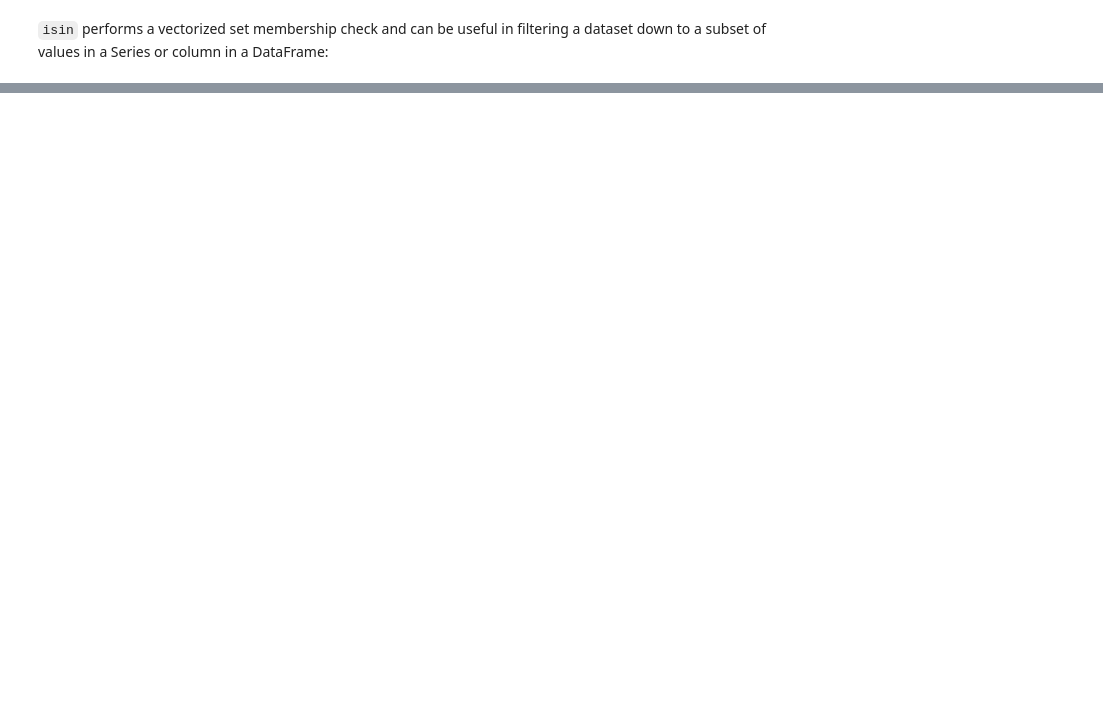
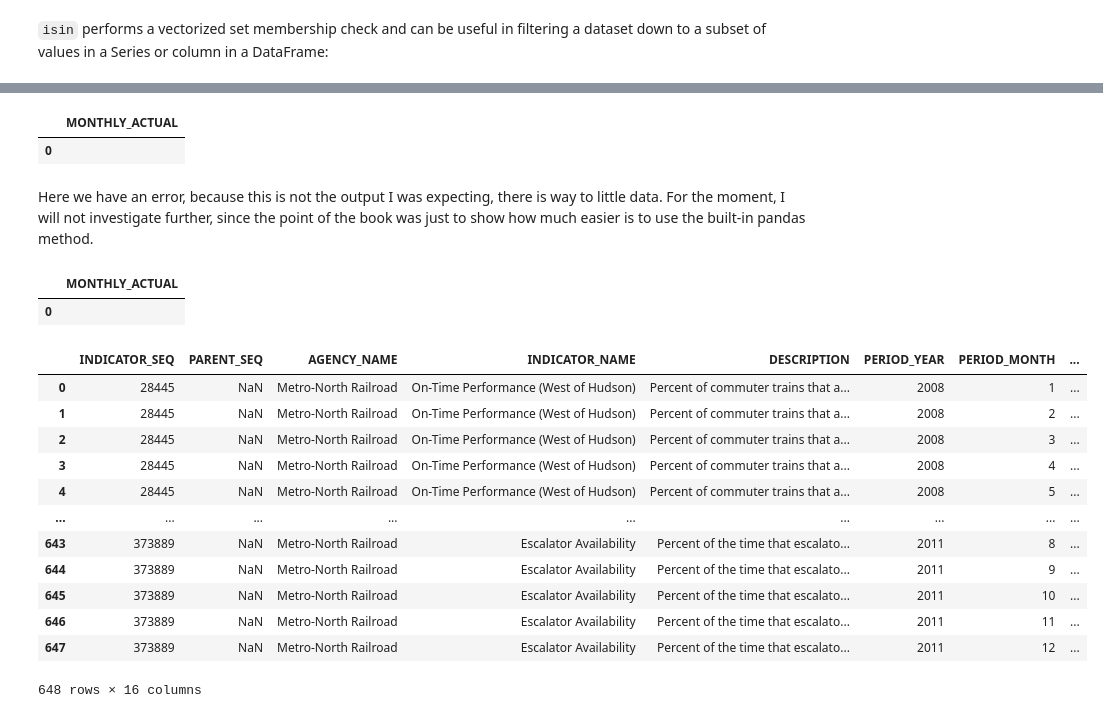
Before and after one commit to e-zunino/Learning_Python, a Jupyter notebook: pandas_basics.ipynb, the cells around one changed output, grey strips where cells are left out. Saved outputs shown, nothing was run; the diff lists cells and outputs as text; code cells hidden in the pictures; blank space fills up the shorter version.

Commit message:
Started data manipulation

```diff
--- a/pandas_basics.ipynb
+++ b/pandas_basics.ipynb
@@ -1430,0 +920,2 @@ dtype: str
+# %%
+path = 'pydata-book-3rd-edition/datasets/mta_perf/Performance_MNR.xml'
@@ -1430,0 +943,30 @@ dtype: str
+# %%
+perf.head()
+# %% [output]
+|  | MONTHLY_ACTUAL |
+| 0 |  |
+# %% [markdown]
+Here we have an error, because this is not the output I was expecting, there is way to little data. For the moment, I will not investigate further, since the point of the book was just to show how much easier is to use the built-in pandas method.
+# %%
+perf
+# %% [output]
+|  | MONTHLY_ACTUAL |
+| 0 |  |
+# %%
+perf2 = pd.read_xml(path)
+# %%
+perf2
+# %% [output]
+|  | INDICATOR_SEQ | PARENT_SEQ | AGENCY_NAME | INDICATOR_NAME | DESCRIPTION | PERIOD_YEAR | PERIOD_MONTH | ... |
+| 0 | 28445 | NaN | Metro-North Railroad | On-Time Performance (West of Hudson) | Percent of commuter trains that a... | 2008 | 1 | ... |
+| 1 | 28445 | NaN | Metro-North Railroad | On-Time Performance (West of Hudson) | Percent of commuter trains that a... | 2008 | 2 | ... |
+| 2 | 28445 | NaN | Metro-North Railroad | On-Time Performance (West of Hudson) | Percent of commuter trains that a... | 2008 | 3 | ... |
+| 3 | 28445 | NaN | Metro-North Railroad | On-Time Performance (West of Hudson) | Percent of commuter trains that a... | 2008 | 4 | ... |
+| 4 | 28445 | NaN | Metro-North Railroad | On-Time Performance (West of Hudson) | Percent of commuter trains that a... | 2008 | 5 | ... |
+| ... | ... | ... | ... | ... | ... | ... | ... | ... |
+| 643 | 373889 | NaN | Metro-North Railroad | Escalator Availability | Percent of the time that escalato... | 2011 | 8 | ... |
+| 644 | 373889 | NaN | Metro-North Railroad | Escalator Availability | Percent of the time that escalato... | 2011 | 9 | ... |
+| 645 | 373889 | NaN | Metro-North Railroad | Escalator Availability | Percent of the time that escalato... | 2011 | 10 | ... |
+| 646 | 373889 | NaN | Metro-North Railroad | Escalator Availability | Percent of the time that escalato... | 2011 | 11 | ... |
+| 647 | 373889 | NaN | Metro-North Railroad | Escalator Availability | Percent of the time that escalato... | 2011 | 12 | ... |
+648 rows × 16 columns
```
Also changed, not shown: parts of 331 cells of this notebook, 1 other file.
